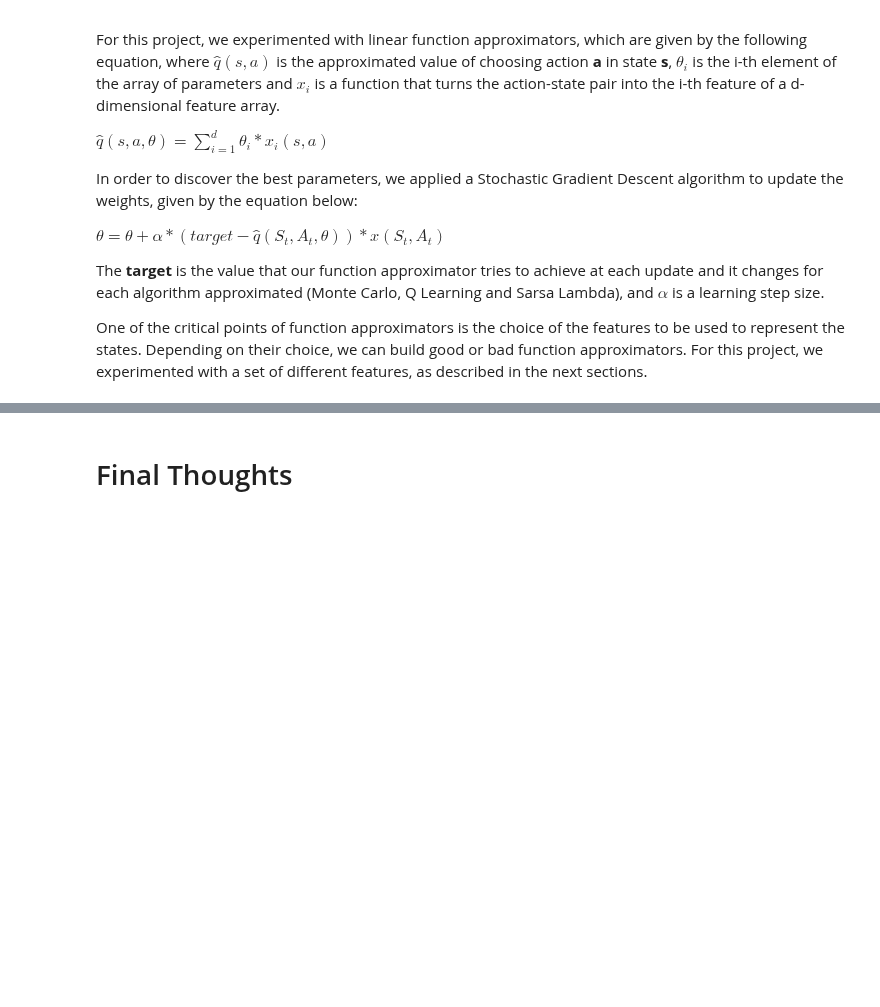
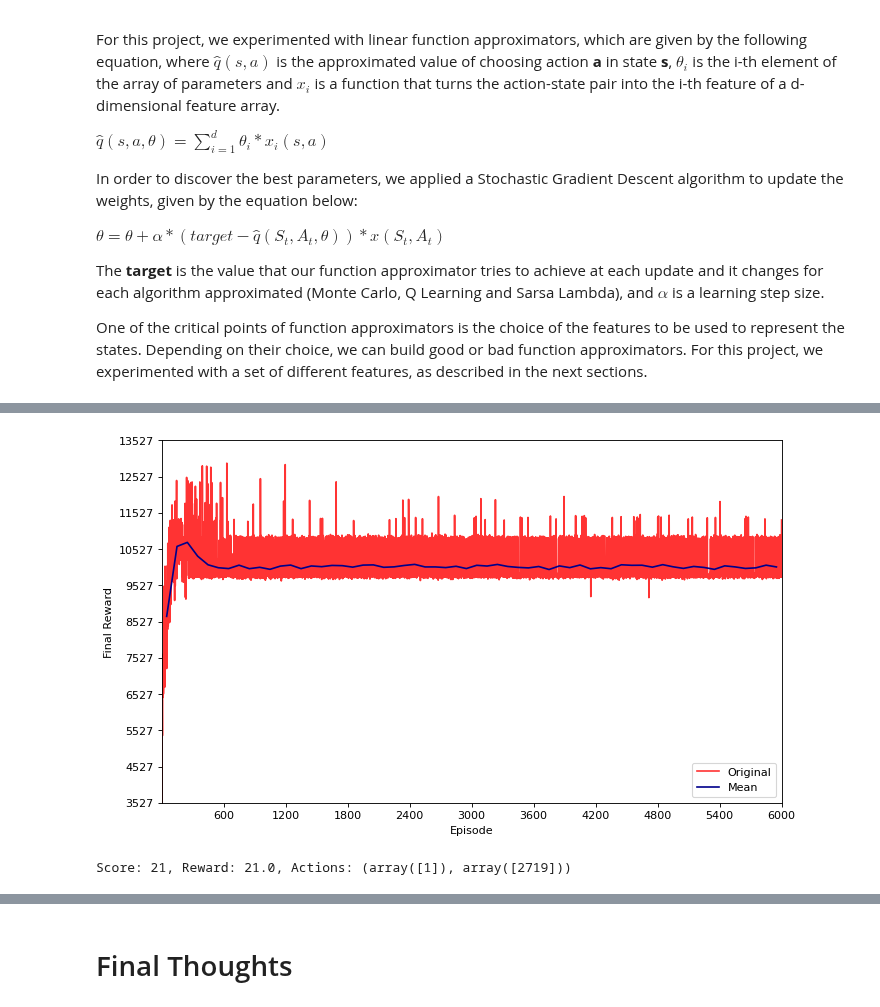
Before and after one commit to DionisiusMayr/FreewayGame, a Jupyter notebook: freeway/freeway.ipynb, the cells around one changed output, grey strips where cells are left out. Cells and saved outputs as stored; diff of their text form; code cells hidden in the pictures; blank space fills up the shorter version.

```diff
--- a/freeway/freeway.ipynb
+++ b/freeway/freeway.ipynb
@@ -963,0 +1036,14 @@ One of the critical points of function approximators is the choice of the featur
+# %%
+aux_plots.plot_rewards_mean(model_exp08.total_rewards, 1000)
+# %% [output]
+[figure, added]
+# %%
+env, initial_state = environment.get_env()
+model_exp08.agent.trainScaler(env, RAM_mask)
+
+score_exp08, reward_exp08, actions_exp08 = runGame(env,model_exp08.agent, RAM_mask, reduce_state, True)
+env.close()
+
+print('Score: {}, Reward: {}, Actions: {}'.format(score_exp08, reward_exp08, np.unique(actions_exp08, return_counts=True)))
+# %% [output]
+Score: 21, Reward: 21.0, Actions: (array([1]), array([2719]))
```
Also changed, not shown: parts of 65 cells of this notebook, 30 other files.
